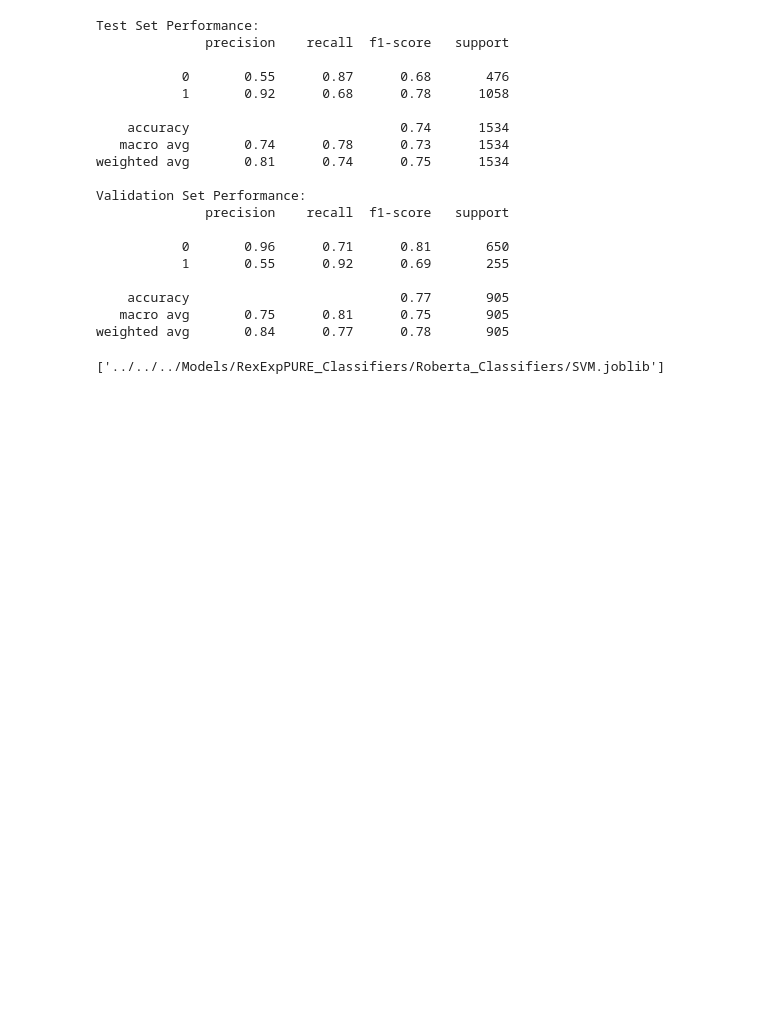
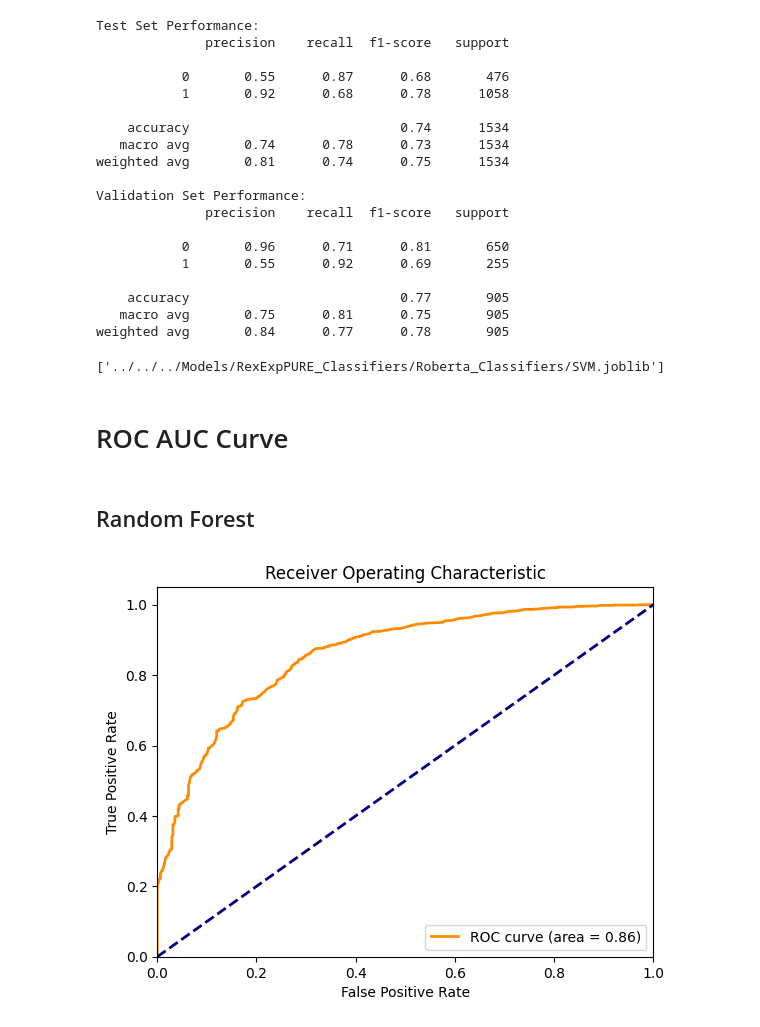
Before and after one commit to NotAlpha45/Classification-of-Software-Requirements, a Jupyter notebook: Codes/requirement_relevancy_experiment/Roberta_RegExpPURE_Dataset/ensemble_model_train.ipynb, the cells around one changed output. Drawn from its saved outputs; the diff is of its cells as text; code cells hidden in the pictures; blank space fills up the shorter version.

Commit message:
ROC curves for RoBERTa

```diff
--- a/Codes/requirement_relevancy_experiment/Roberta_RegExpPURE_Dataset/ensemble_model_train.ipynb
+++ b/Codes/requirement_relevancy_experiment/Roberta_RegExpPURE_Dataset/ensemble_model_train.ipynb
@@ -397,3 +397,5 @@ joblib.dump(
 )
 # %% [output]
 ['../../../Models/RexExpPURE_Classifiers/Roberta_Classifiers/SVM.joblib']
+# %% [markdown]
+# ROC AUC Curve
@@ -399,0 +406,28 @@ joblib.dump(
+# %% [markdown]
+## Random Forest
+# %%
+# Load the saved random forest model
+rf_clf_best = joblib.load("../../../Models/RexExpPURE_Classifiers/Roberta_Classifiers/RandomForest.joblib")
+
+# Predict the probabilities for the positive class
+probs = rf_clf_best.predict_proba(cls_token_set_test)[:, 1]
+
+# Compute the false positive rate, true positive rate, and threshold
+fpr, tpr, thresholds = roc_curve(test_labels, probs)
+
+# Compute the area under the ROC curve
+roc_auc = auc(fpr, tpr)
+
+# Plot the ROC curve
+plt.figure()
+plt.plot(fpr, tpr, color="darkorange", lw=2, label=f"ROC curve (area = {roc_auc:0.2f})")
+plt.plot([0, 1], [0, 1], color="navy", lw=2, linestyle="--")
+plt.xlim([0.0, 1.0])
+plt.ylim([0.0, 1.05])
+plt.xlabel('False Positive Rate')
+plt.ylabel('True Positive Rate')
+plt.title('Receiver Operating Characteristic')
+plt.legend(loc="lower right")
+plt.show()
+# %% [output]
+[figure, added]
```
Also changed, not shown: parts of 7 cells of this notebook, 1 other file.
